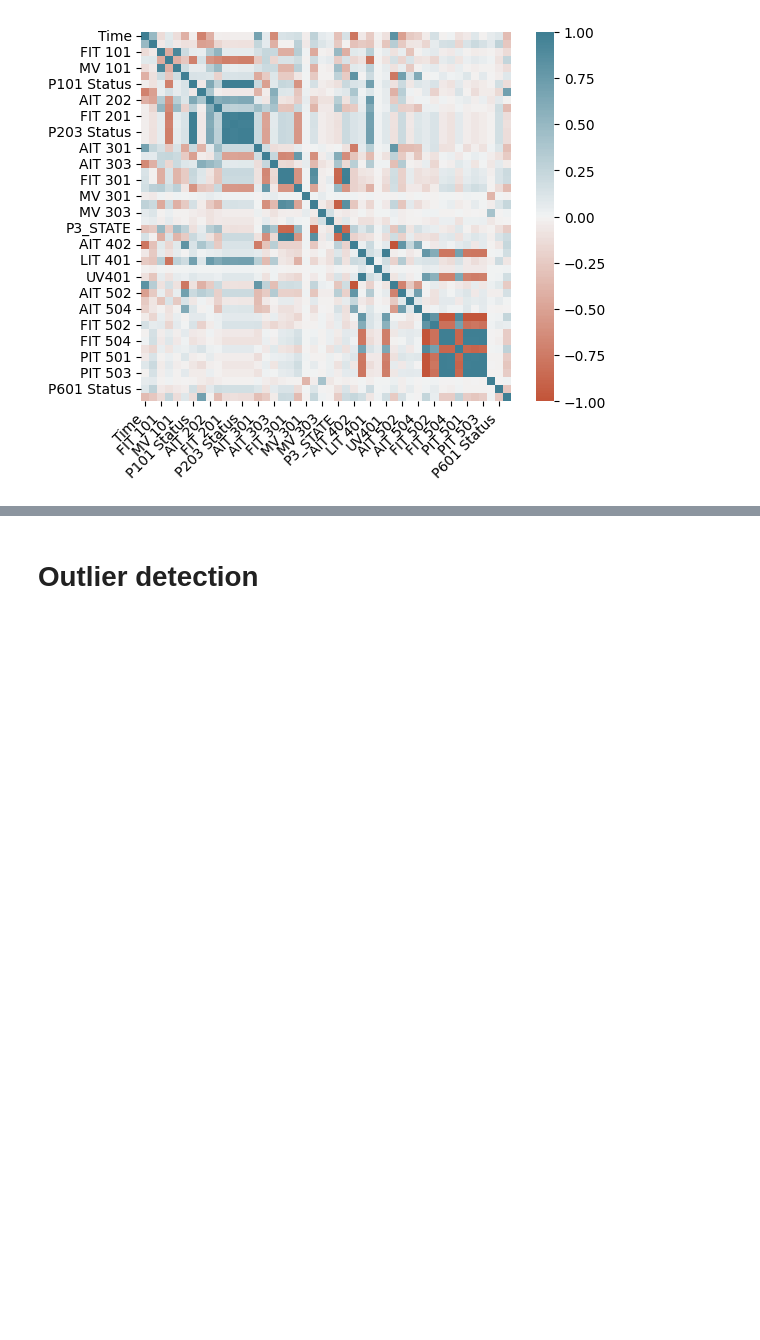
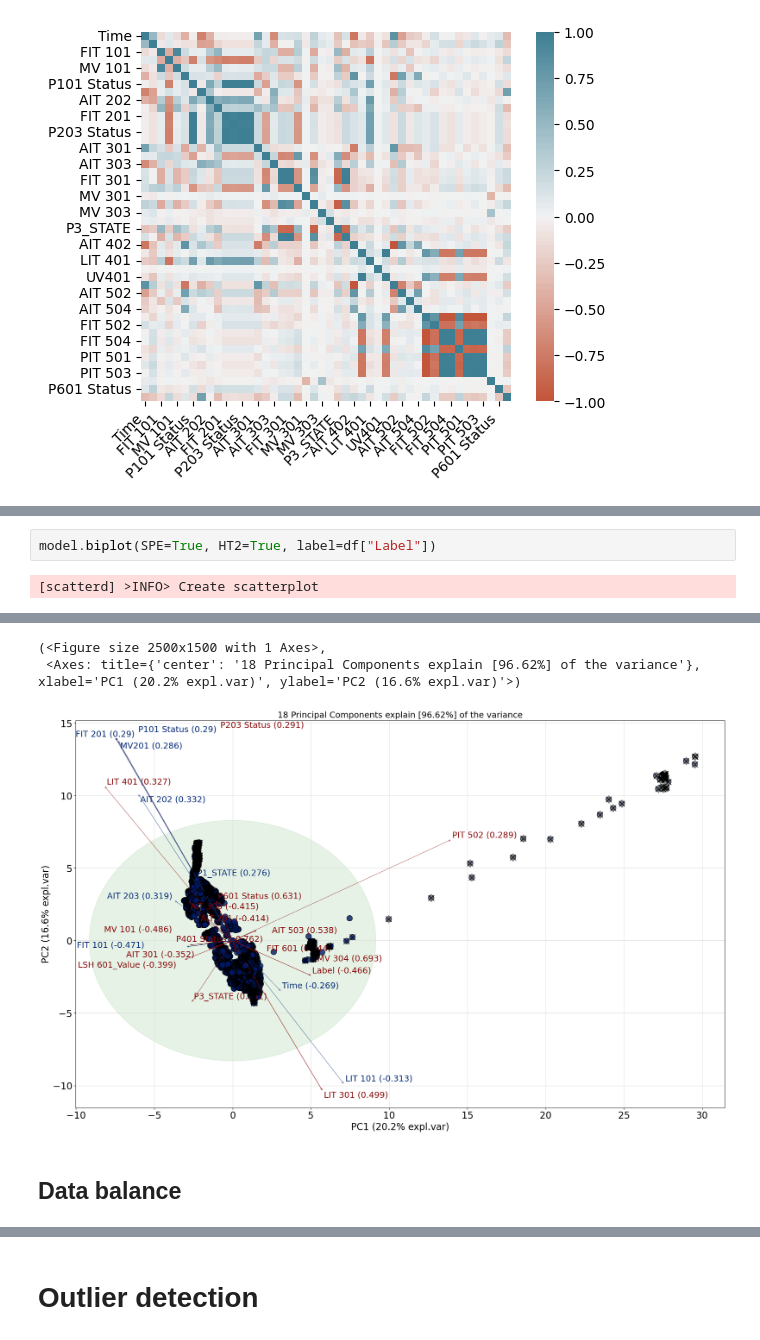
Before and after one commit to Josephine19-stack/secu_secu_secu, a Jupyter notebook: notebook.ipynb, the cells around one changed output, grey strips where cells are left out. Drawn from its saved outputs; the diff is of its cells as text; blank space fills up the shorter version.

```diff
--- a/notebook.ipynb
+++ b/notebook.ipynb
@@ -130,0 +211,4 @@ ax.set_xticklabels(
+# %%
+model.biplot(SPE=True, HT2=True, label=df["Label"])
+# %% [output]
+[scatterd] >INFO> Create scatterplot
@@ -130,0 +217,5 @@ ax.set_xticklabels(
+(<Figure size 2500x1500 with 1 Axes>,
+ <Axes: title={'center': '18 Principal Components explain [96.62%] of the variance'}, xlabel='PC1 (20.2% expl.var)', ylabel='PC2 (16.6% expl.var)'>)
+[figure, added]
+# %% [markdown]
+## Data balance
```
Also changed, not shown: parts of 26 cells of this notebook.
